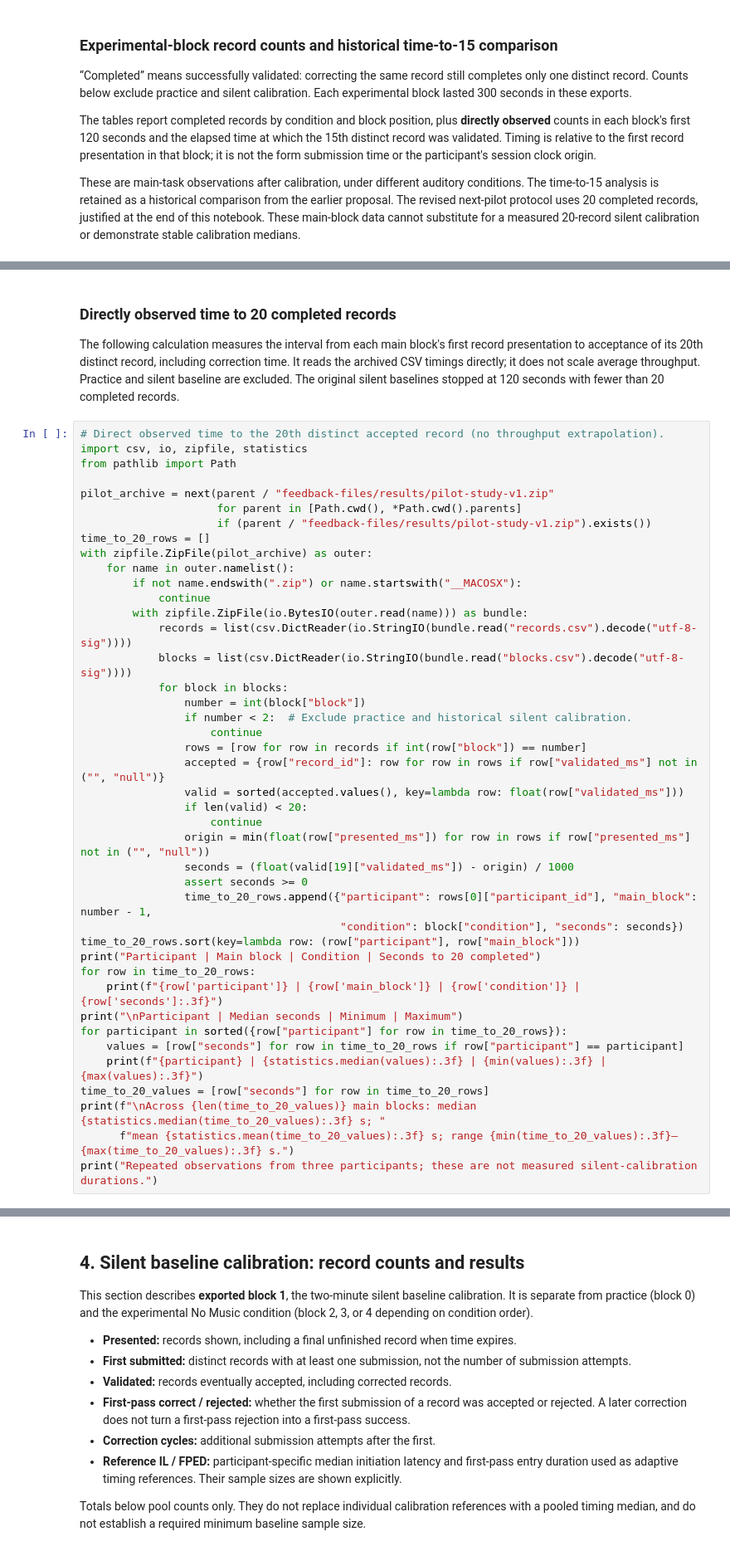
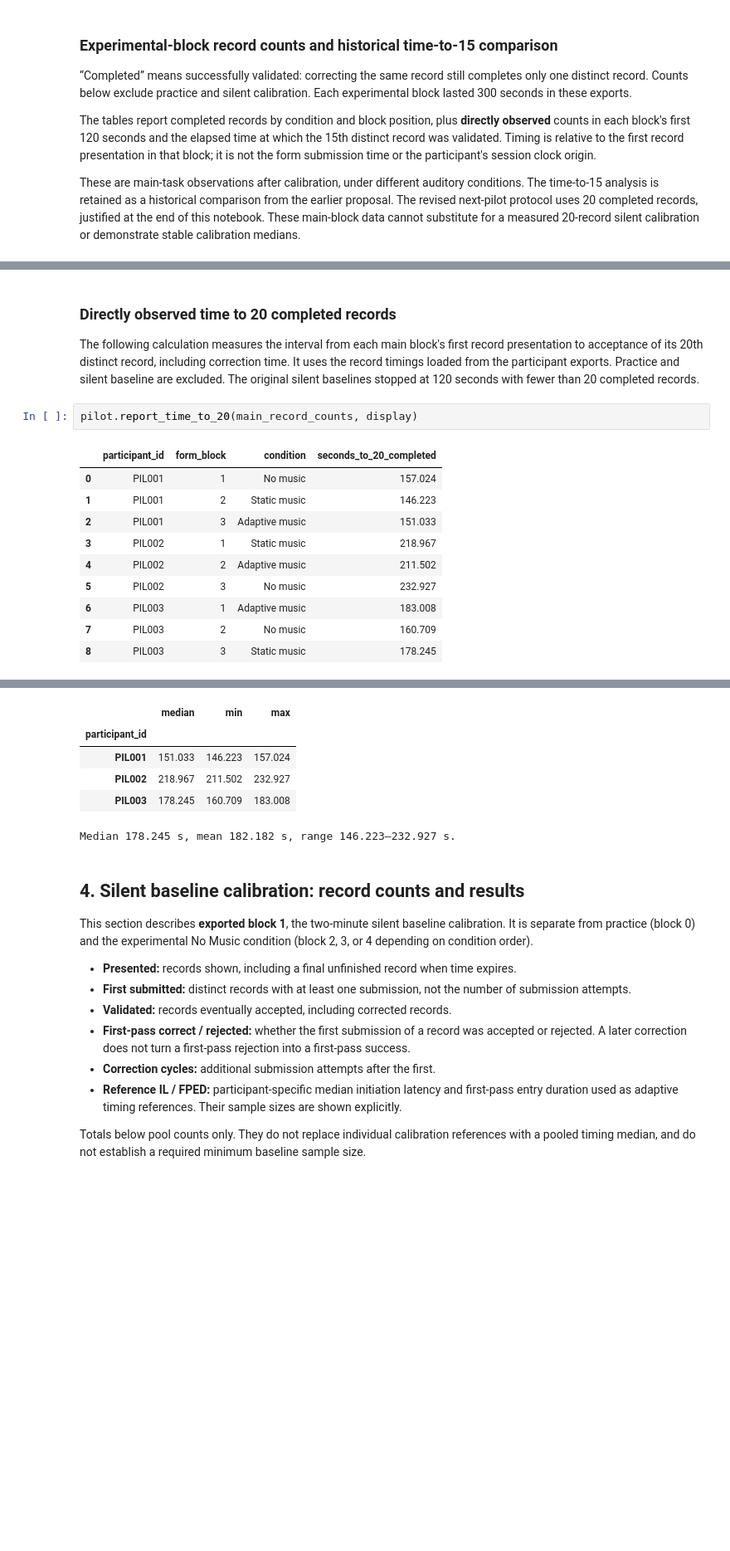
Before and after one commit to strangeshands/TunedIn-Web, a Jupyter notebook: feedback-files/analysis/Pilot_Study_v1_App_Improvement_Analysis.ipynb, the cells around one changed output, grey strips where cells are left out. Shown at 83% size. Drawn from its saved outputs; the diff is of its cells as text; blank space fills up the shorter version.

```diff
--- a/feedback-files/analysis/Pilot_Study_v1_App_Improvement_Analysis.ipynb
+++ b/feedback-files/analysis/Pilot_Study_v1_App_Improvement_Analysis.ipynb
@@ -404,47 +163,17 @@ Main-block totals and time-to-15 range
 # %% [markdown]
 ### Directly observed time to 20 completed records
 
-The following calculation measures the interval from each main block's first record presentation to acceptance of its 20th distinct record, including correction time. It reads the archived CSV timings directly; it does not scale average throughput. Practice and silent baseline are excluded. The original silent baselines stopped at 120 seconds with fewer than 20 completed records.
+The following calculation measures the interval from each main block's first record presentation to acceptance of its 20th distinct record, including correction time. It uses the record timings loaded from the participant exports. Practice and silent baseline are excluded. The original silent baselines stopped at 120 seconds with fewer than 20 completed records.
 # %%
-# Direct observed time to the 20th distinct accepted record (no throughput extrapolation).
-import csv, io, zipfile, statistics
-from pathlib import Path
-
-pilot_archive = next(parent / "feedback-files/results/pilot-study-v1.zip"
-                     for parent in [Path.cwd(), *Path.cwd().parents]
-                     if (parent / "feedback-files/results/pilot-study-v1.zip").exists())
-time_to_20_rows = []
-with zipfile.ZipFile(pilot_archive) as outer:
-    for name in outer.namelist():
-        if not name.endswith(".zip") or name.startswith("__MACOSX"):
-            continue
-        with zipfile.ZipFile(io.BytesIO(outer.read(name))) as bundle:
-            records = list(csv.DictReader(io.StringIO(bundle.read("records.csv").decode("utf-8-sig"))))
-            blocks = list(csv.DictReader(io.StringIO(bundle.read("blocks.csv").decode("utf-8-sig"))))
-            for block in blocks:
-                number = int(block["block"])
-                if number < 2:  # Exclude practice and historical silent calibration.
-                    continue
-                rows = [row for row in records if int(row["block"]) == number]
-                accepted = {row["record_id"]: row for row in rows if row["validated_ms"] not in ("", "null")}
-                valid = sorted(accepted.values(), key=lambda row: float(row["validated_ms"]))
-                if len(valid) < 20:
-                    continue
-                origin = min(float(row["presented_ms"]) for row in rows if row["presented_ms"] not in ("", "null"))
-                seconds = (float(valid[19]["validated_ms"]) - origin) / 1000
-                assert seconds >= 0
-                time_to_20_rows.append({"participant": rows[0]["participant_id"], "main_block": number - 1,
-                                        "condition": block["condition"], "seconds": seconds})
-time_to_20_rows.sort(key=lambda row: (row["participant"], row["main_block"]))
-print("Participant | Main block | Condition | Seconds to 20 completed")
-for row in time_to_20_rows:
-    print(f"{row['participant']} | {row['main_block']} | {row['condition']} | {row['seconds']:.3f}")
-print("\nParticipant | Median seconds | Minimum | Maximum")
-for participant in sorted({row["participant"] for row in time_to_20_rows}):
-    values = [row["seconds"] for row in time_to_20_rows if row["participant"] == participant]
-    print(f"{participant} | {statistics.median(values):.3f} | {min(values):.3f} | {max(values):.3f}")
-time_to_20_values = [row["seconds"] for row in time_to_20_rows]
-print(f"\nAcross {len(time_to_20_values)} main blocks: median {statistics.median(time_to_20_values):.3f} s; "
-      f"mean {statistics.mean(time_to_20_values):.3f} s; range {min(time_to_20_values):.3f}–{max(time_to_20_values):.3f} s.")
-print("Repeated observations from three participants; these are not measured silent-calibration durations.")
+pilot.report_time_to_20(main_record_counts, display)
 # %% [output]
+|  | participant_id | form_block | condition | seconds_to_20_completed |
+| 0 | PIL001 | 1 | No music | 157.024 |
+| 1 | PIL001 | 2 | Static music | 146.223 |
+| 2 | PIL001 | 3 | Adaptive music | 151.033 |
+| 3 | PIL002 | 1 | Static music | 218.967 |
+| 4 | PIL002 | 2 | Adaptive music | 211.502 |
+| 5 | PIL002 | 3 | No music | 232.927 |
+| 6 | PIL003 | 1 | Adaptive music | 183.008 |
+| 7 | PIL003 | 2 | No music | 160.709 |
+| 8 | PIL003 | 3 | Static music | 178.245 |
@@ -469,3 +181,9 @@ Repeated observations from three participants; these are not measured silent-cal
+|  | median | min | max |
+| participant_id |  |  |  |
+| PIL001 | 151.033 | 146.223 | 157.024 |
+| PIL002 | 218.967 | 211.502 | 232.927 |
+| PIL003 | 178.245 | 160.709 | 183.008 |
+Median 178.245 s, mean 182.182 s, range 146.223–232.927 s.
 # %% [markdown]
 ## 4. Silent baseline calibration: record counts and results
 
```
Also changed, not shown: parts of 14 cells of this notebook, 10 other files.
